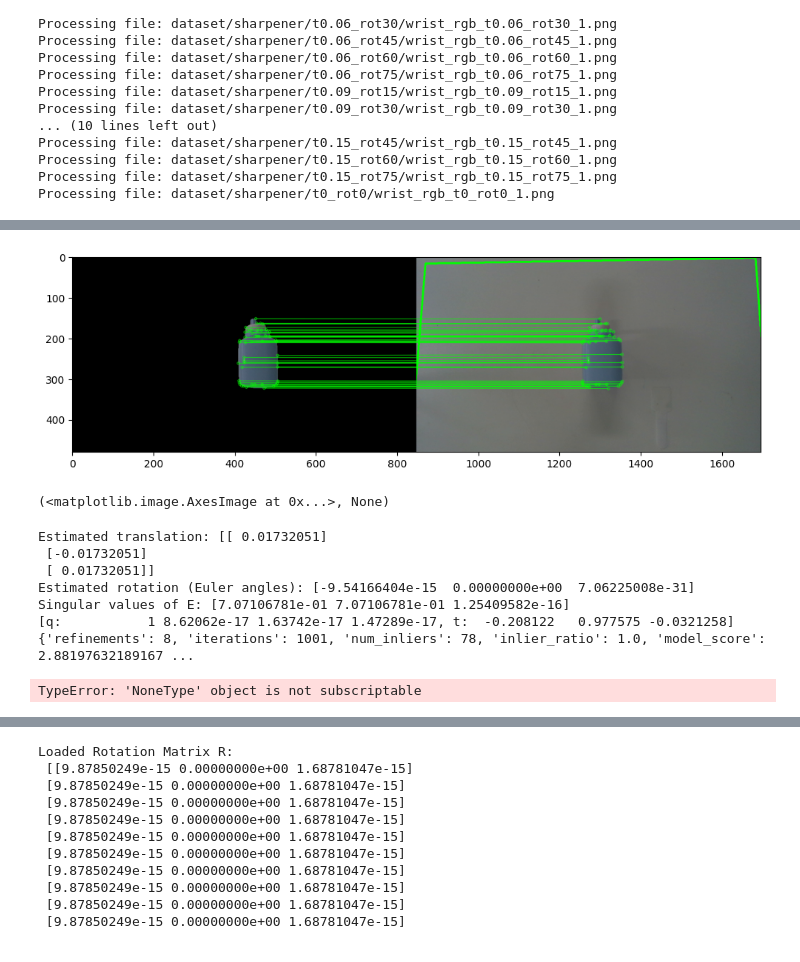
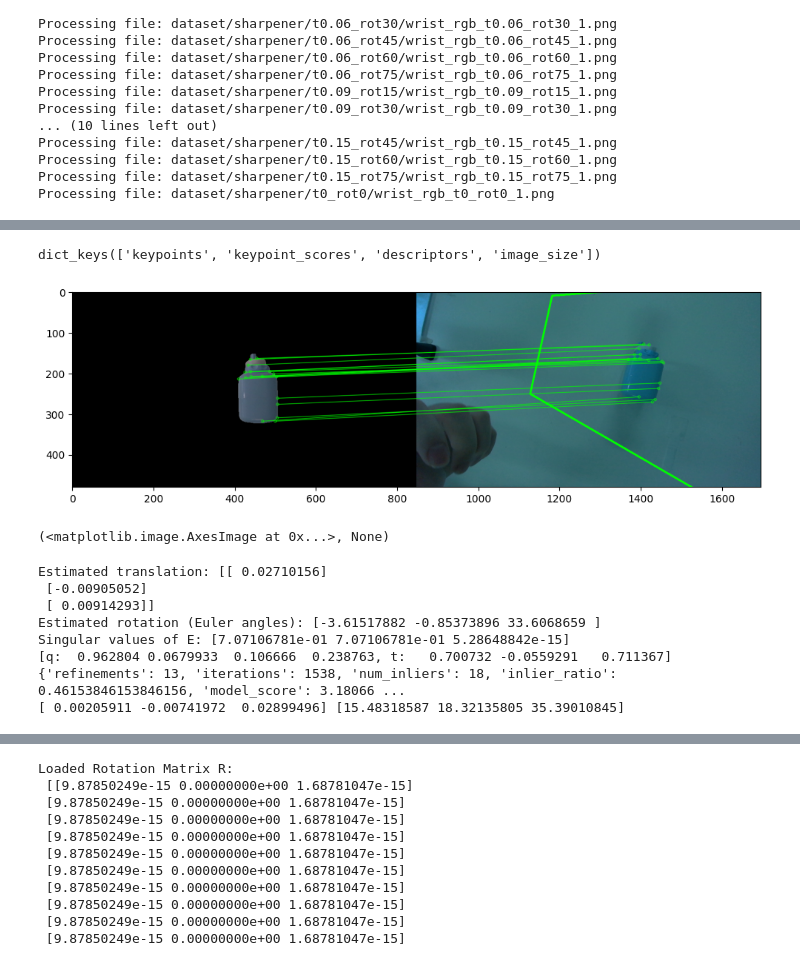
Before and after one commit to yw14218/yumi_oneshot, a Jupyter notebook: compare_matcher.ipynb, the cells around one changed output, grey strips where cells are left out. Saved outputs shown, nothing was run; the diff lists cells and outputs as text; code cells hidden in the pictures.

```diff
--- a/compare_matcher.ipynb
+++ b/compare_matcher.ipynb
@@ -81,6 +77,7 @@ import numpy as np
 import poselib
 import cv2
 from matplotlib import pyplot as plt
+from PIL import Image
 from lightglue import LightGlue, SuperPoint, match_pair
 
 def numpy_image_to_torch(image: np.ndarray) -> torch.Tensor:
@@ -111,50 +108,78 @@ def warp_corners_and_draw_matches(ref_points, dst_points, img1, img2):
 
     # Draw the warped corners in image2
     img2_with_corners = img2.copy()
     for i in range(len(warped_corners)):
         start_point = tuple(warped_corners[i-1][0].astype(int))
         end_point = tuple(warped_corners[i][0].astype(int))
         cv2.line(img2_with_corners, start_point, end_point, (0, 255, 0), 4)  # Using solid green for corners
 
     # Prepare keypoints and matches for drawMatches function
     keypoints1 = [cv2.KeyPoint(p[0], p[1], 5) for p in ref_points]
     keypoints2 = [cv2.KeyPoint(p[0], p[1], 5) for p in dst_points]
     matches = [cv2.DMatch(i,i,0) for i in range(len(mask)) if mask[i]]
 
     # Draw inlier matches
     img_matches = cv2.drawMatches(img1, keypoints1, img2_with_corners, keypoints2, matches, None,
                                   matchColor=(0, 255, 0), flags=2)
 
     return img_matches
 
 seg = np.array(Image.open("dataset/sharpener/wrist_seg_ref.png")).astype(bool)
 im1 = np.array(Image.open("dataset/sharpener/wrist_rgb_ref.png"))  # Original image
 im1 *= seg
-im2 = np.array(Image.open("dataset/sharpener/t0_rot0/wrist_rgb_t0_rot0_11.png"))
+im2 = np.array(Image.open("dataset/sharpener/t0.03_rot15/wrist_rgb_t0.03_rot15_1.png"))
 feats0, feats1, matches01 = match_pair(extractor, matcher, numpy_image_to_torch(im1), numpy_image_to_torch(im2))
+print(feats0.keys())
 matches = matches01['matches']  # indices with shape (K,2)
 mkpts_0 = feats0['keypoints'][matches[..., 0]].cpu().numpy()  # coordinates in image #0, shape (K,2)
 mkpts_1 = feats1['keypoints'][matches[..., 1]].cpu().numpy()  # coordinates in image #1, shape (K,2)
 canvas = warp_corners_and_draw_matches(mkpts_0, mkpts_1, im1, im2)
 plt.figure(figsize=(12,12))
 plt.imshow(canvas), plt.show()
 # %% [output]
+dict_keys(['keypoints', 'keypoint_scores', 'descriptors', 'image_size'])
-[figure, old version]
+[figure, new version]
-(<matplotlib.image.AxesImage at 0x...>, None)
+(<matplotlib.image.AxesImage at 0x...>, None)
 # %%
 from scipy.spatial.transform import Rotation
 
 K = np.load("handeye/intrinsics_d405.npy")
 camera = {'model': 'PINHOLE', 'width': 848, 'height': 480, 'params': [K[0, 0], K[1, 1], K[0, 2], K[1, 2]]}
 
-# Normalize coordinates
 def normalize_points(points, K):
+    # Step 1: Camera intrinsics normalization
     K_inv = np.linalg.inv(K)
-    return (K_inv @ np.hstack((points, np.ones((points.shape[0], 1)))).T).T[:, :2]
+    normalized_points = (K_inv @ np.hstack((points, np.ones((points.shape[0], 1)))).T).T[:, :2]
+
+    # Step 2: Hartley normalization
+    # Calculate centroid
+    centroid = np.mean(normalized_points, axis=0)
+
+    # Center the points
+    centered_points = normalized_points - centroid
+
+    # Calculate average distance from origin
+    avg_distance = np.mean(np.linalg.norm(centered_points, axis=1))
+
+    # Scale factor to achieve average distance of sqrt(2)
+    scale = np.sqrt(2) / avg_distance
+
+    # Apply scaling
+    hartley_normalized_points = centered_points * scale
+
+    # Create transformation matrix
+    T = np.array([
+        [scale, 0, -scale*centroid[0]],
+        [0, scale, -scale*centroid[1]],
+        [0, 0, 1]
+    ])
+
+    return hartley_normalized_points, T
+
 
 # Normalize your points
-mkpts_0_norm = normalize_points(mkpts_0, K)
-mkpts_1_norm = normalize_points(mkpts_1, K)
+mkpts_0_norm, T1 = normalize_points(mkpts_0, K)
+mkpts_1_norm, T2 = normalize_points(mkpts_1, K)
 
 # Use RANSAC and check different methods
 E, mask = cv2.findEssentialMat(mkpts_0_norm, mkpts_1_norm, np.eye(3), method=cv2.RANSAC, prob=0.999, threshold=0.001)
@@ -216,10 +241,10 @@ def estimate_pose(kpts0, kpts1, K0, K1, thresh=0.5, conf=0.99999):
 ret = estimate_pose(mkpts_0, mkpts_1, K, K)
 print(ret[1] * 0.03, Rotation.from_matrix(ret[0]).as_euler('xyz', degrees=True))
 # %% [output]
-Estimated translation: [[ 0.01732051]
- [-0.01732051]
- [ 0.01732051]]
-Estimated rotation (Euler angles): [-9.54166404e-15  0.00000000e+00  7.06225008e-31]
-Singular values of E: [7.07106781e-01 7.07106781e-01 1.25409582e-16]
-[q:           1 8.62062e-17 1.63742e-17 1.47289e-17, t:  -0.208122   0.977575 -0.0321258] {'refinements': 8, 'iterations': 1001, 'num_inliers': 78, 'inlier_ratio': 1.0, 'model_score': 2.88197632189167 ...
+Estimated translation: [[ 0.02710156]
+ [-0.00905052]
+ [ 0.00914293]]
+Estimated rotation (Euler angles): [-3.61517882 -0.85373896 33.6068659 ]
+Singular values of E: [7.07106781e-01 7.07106781e-01 5.28648842e-15]
+[q:  0.962804 0.0679933  0.106666  0.238763, t:   0.700732 -0.0559291   0.711367] {'refinements': 13, 'iterations': 1538, 'num_inliers': 18, 'inlier_ratio': 0.46153846153846156, 'model_score': 3.18066 ...
+[ 0.00205911 -0.00741972  0.02899496] [15.48318587 18.32135805 35.39010845]
-TypeError: 'NoneType' object is not subscriptable
```
Also changed, not shown: parts of 22 cells of this notebook.
